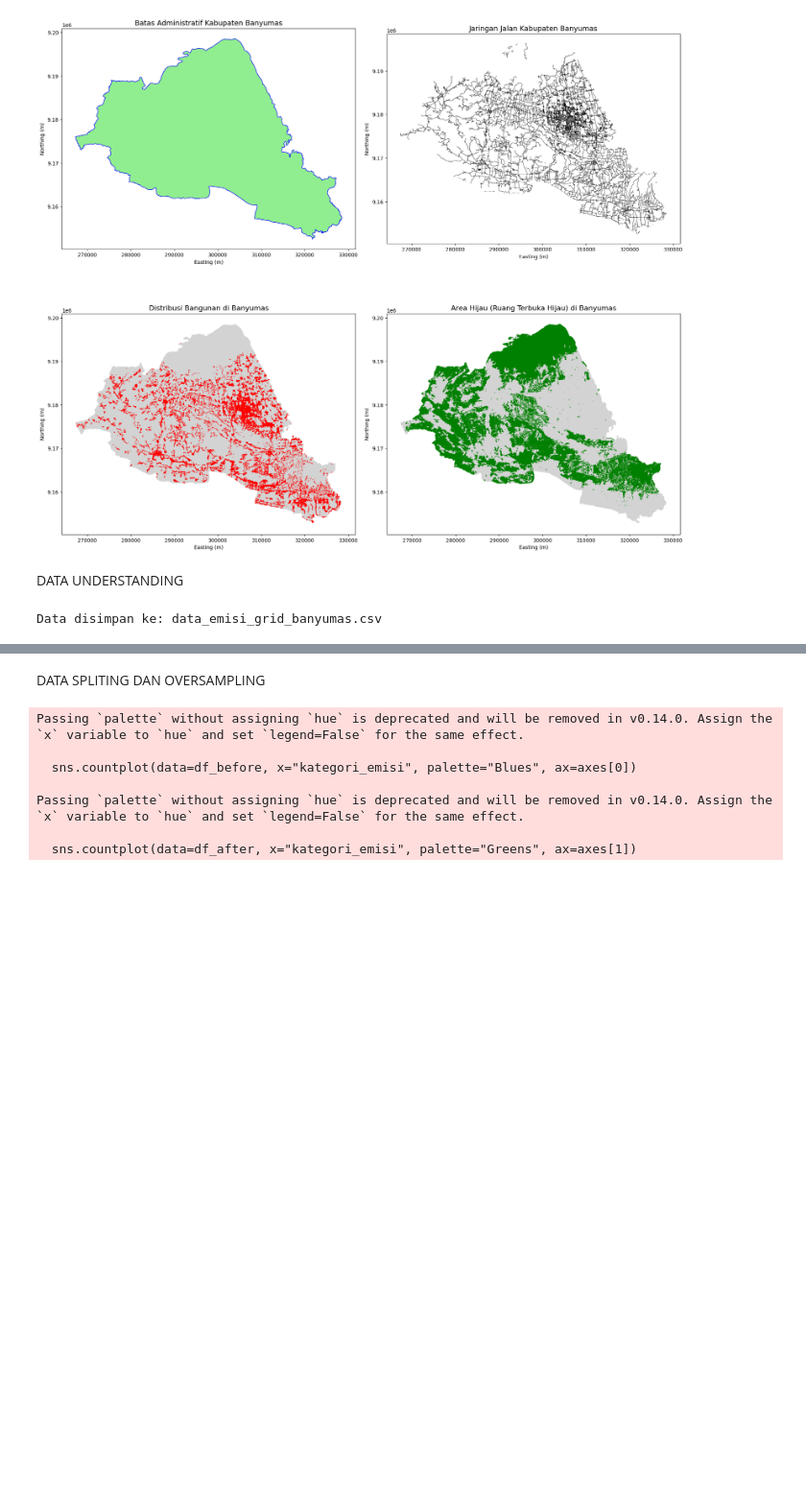
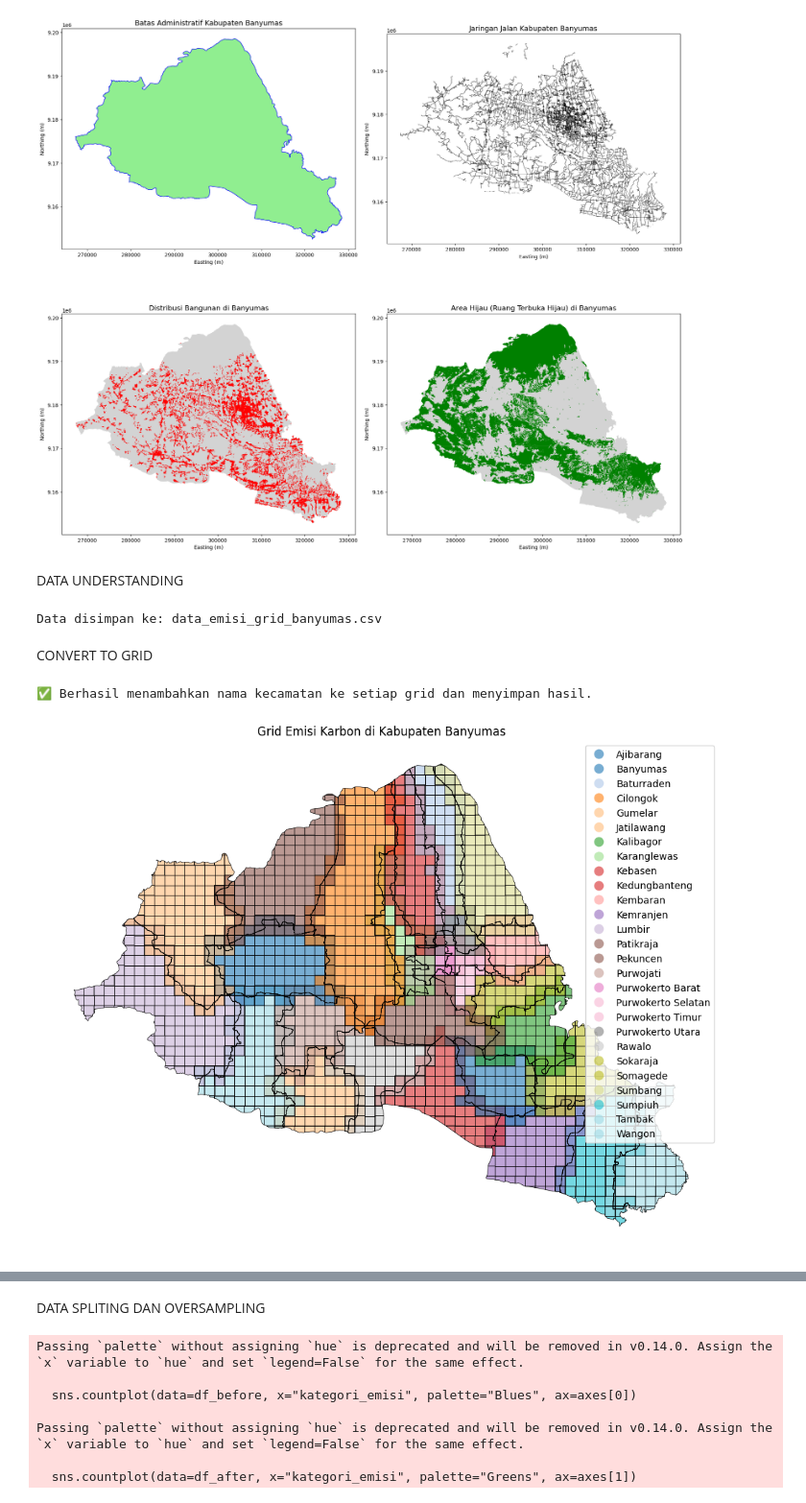
Before and after one commit to Fadhilaalya11/CAPSTONEPROJECT, a Jupyter notebook: Project_Kominfo_SVM.ipynb, the cells around one changed output, grey strips where cells are left out. Shown at 96% size. Saved outputs shown, nothing was run; the diff lists cells and outputs as text; code cells hidden in the pictures; blank space fills up the shorter version.

```diff
--- a/Project_Kominfo_SVM.ipynb
+++ b/Project_Kominfo_SVM.ipynb
@@ -155,6 +155,55 @@ grid_hasil.drop(columns='geometry').to_csv("data_emisi_grid_banyumas.csv", index
 print("Data disimpan ke: data_emisi_grid_banyumas.csv")
 # %% [output]
 Data disimpan ke: data_emisi_grid_banyumas.csv
+# %% [markdown]
+CONVERT TO GRID
+# %%
+df = pd.read_csv(r"E:\KULIAH SEMESTER 7\COMPUTING PROJECT\CAPSTONEPROJECT\data_emisi_grid_banyumas.csv")
+minx, miny, maxx, maxy = banyumas_kab.total_bounds
+grid_size = 1000
+
+cols = np.arange(minx, maxx, grid_size)
+rows = np.arange(miny, maxy, grid_size)
+
+grid_cells = []
+for x in cols:
+    for y in rows:
+        cell = box(x, y, x + grid_size, y + grid_size)
+        grid_cells.append(cell)
+
+grid_gdf = gpd.GeoDataFrame({"geometry": grid_cells}, crs=banyumas_kab.crs)
+
+# Potong grid wilayah Banyumas
+grid_gdf = gpd.overlay(grid_gdf, banyumas_kab, how="intersection")
+grid_gdf["grid_id"] = range(len(grid_gdf))
+
+# Gabungkan grid_id dan geometry ke CSV
+df_geo = pd.merge(df, grid_gdf[["grid_id", "geometry"]], on="grid_id", how="left")
+df_geo = gpd.GeoDataFrame(df_geo, geometry="geometry", crs=32749)
+
+# Spatial join ke kecamatan (dapatkan kolom 'kecamatan')
+df_geo = gpd.sjoin(df_geo, banyumas_kab[["NAME_3", "geometry"]], how="left", predicate="intersects")
+df_geo.rename(columns={"NAME_3": "kecamatan"}, inplace=True)
+
+df_geo.to_file(r"E:\KULIAH SEMESTER 7\COMPUTING PROJECT\CAPSTONEPROJECT\grid_emisi_banyumas_kecamatan.geojson", driver="GeoJSON")
+df_geo.drop(columns="geometry").to_csv(r"E:\KULIAH SEMESTER 7\COMPUTING PROJECT\CAPSTONEPROJECT\data_emisi_banyumas_kecamatan.csv", index=False)
+
+print("✅ Berhasil menambahkan nama kecamatan ke setiap grid dan menyimpan hasil.")
+# %% [output]
+✅ Berhasil menambahkan nama kecamatan ke setiap grid dan menyimpan hasil.
+# %%
+df_geo = gpd.read_file(r"E:\KULIAH SEMESTER 7\COMPUTING PROJECT\CAPSTONEPROJECT\grid_emisi_banyumas_kecamatan.geojson")
+
+# Plot
+fig, ax = plt.subplots(figsize=(10, 10))
+df_geo.boundary.plot(ax=ax, linewidth=0.5, color="black")
+df_geo.plot(ax=ax, column="kecamatan", cmap="tab20", alpha=0.6, legend=True)
+plt.title("Grid Emisi Karbon di Kabupaten Banyumas")
+plt.axis("off")
+plt.tight_layout()
+plt.show()
+# %% [output]
+[figure, added]
 # %%
 df = pd.read_csv("data_emisi_grid_banyumas.csv")
 
```
Also changed, not shown: parts of 13 cells of this notebook.
